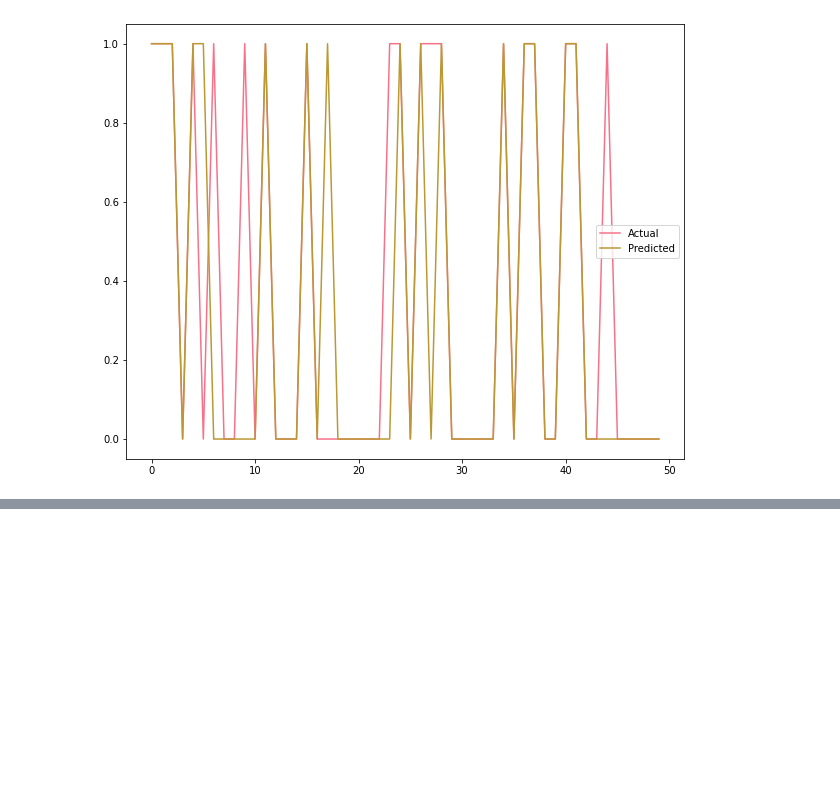
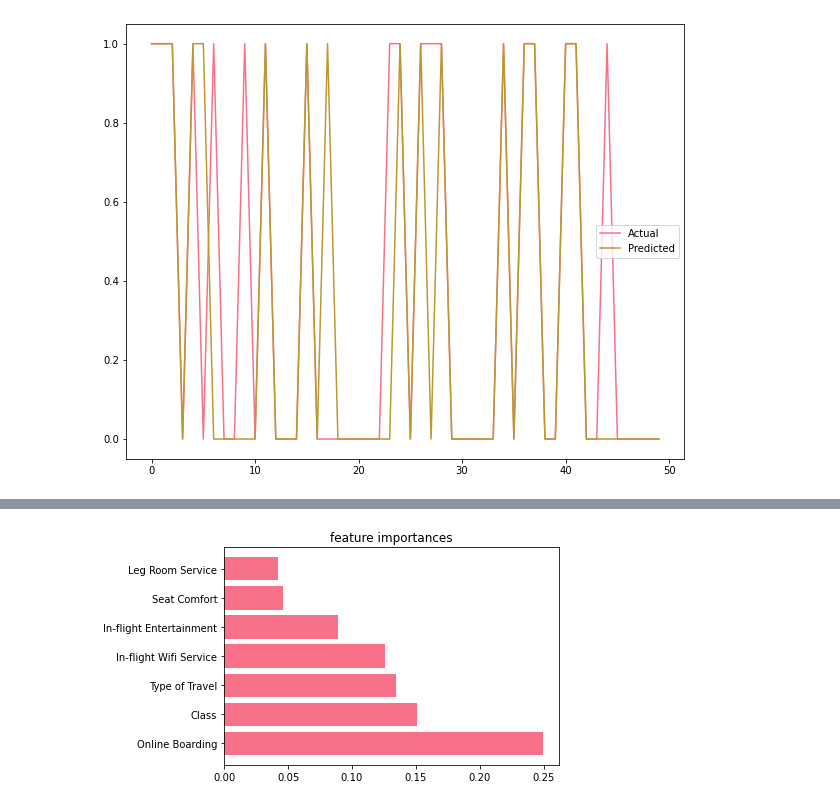
Before and after one commit to miraehab/Airline-Passenger-Satisfaction, a Jupyter notebook: notebook.ipynb, the cells around one changed output, grey strips where cells are left out. Saved outputs shown, nothing was run; the diff lists cells and outputs as text; code cells hidden in the pictures; blank space fills up the shorter version.

```diff
--- a/notebook.ipynb
+++ b/notebook.ipynb
@@ -392,0 +465,4 @@ plt.legend(["Actual", "Predicted"])
+# %%
+f_importances(abs(rf.feature_importances_), features_names, top=7)
+# %% [output]
+[figure, added]
```
Also changed, not shown: parts of 14 cells of this notebook, 1 other file.
